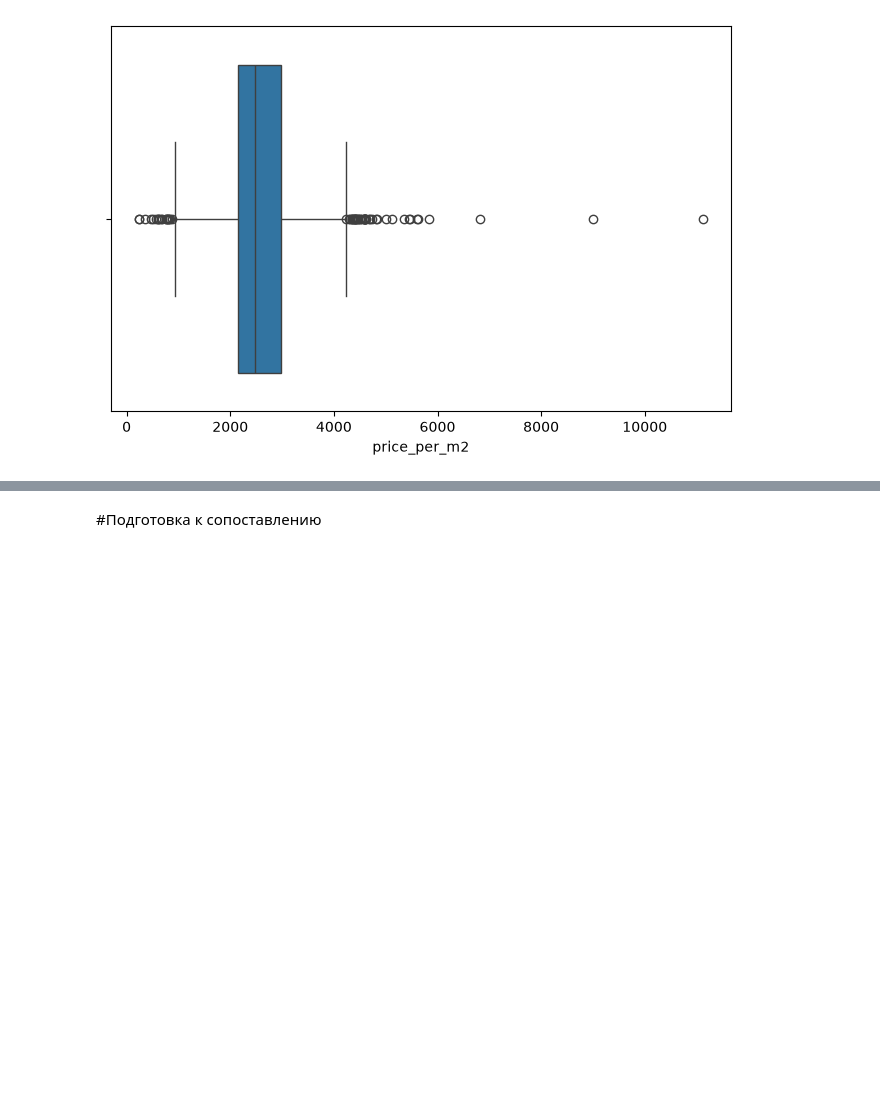
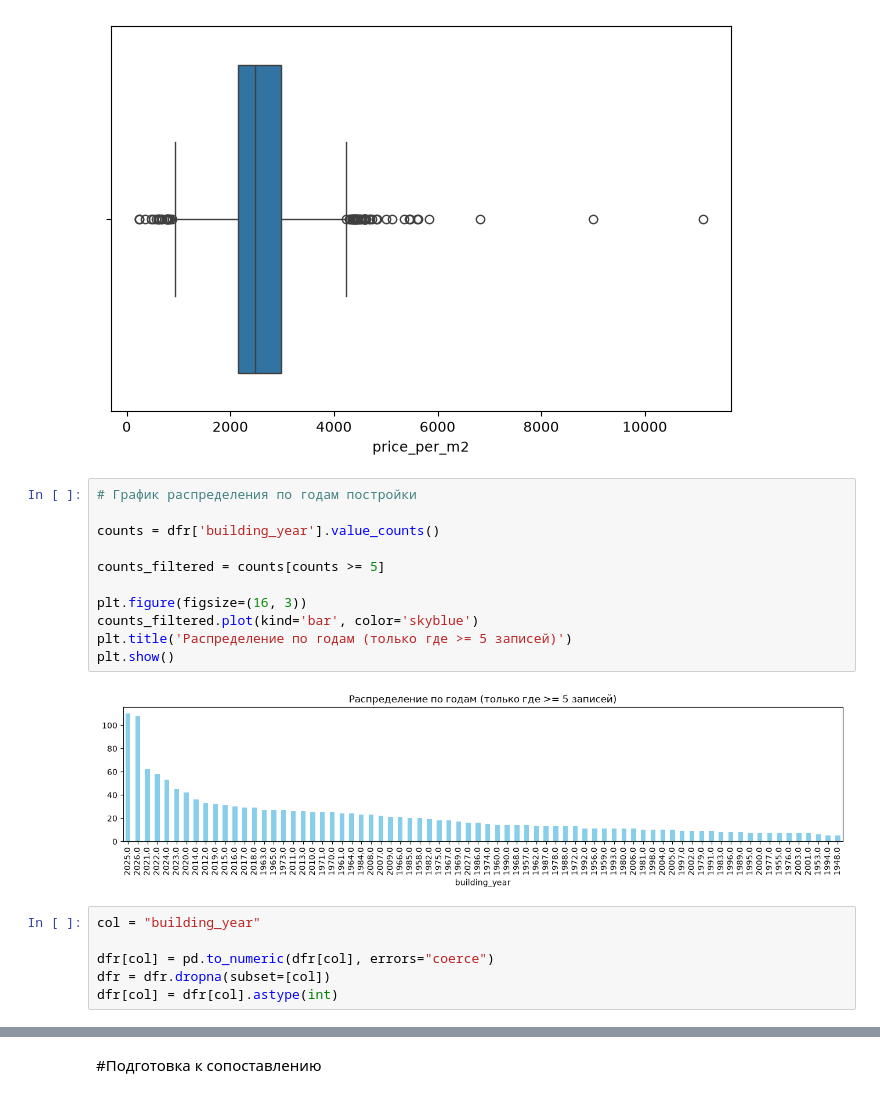
Before and after one commit to balon14/realty, a Jupyter notebook: realty_ipynb.ipynb, the cells around one changed output, grey strips where cells are left out. Cells and saved outputs as stored; diff of their text form; blank space fills up the shorter version.

```diff
--- a/realty_ipynb.ipynb
+++ b/realty_ipynb.ipynb
@@ -334,3 +334,22 @@ sns.boxplot(data=dfr, x="price_per_m2")
 plt.show()
 # %% [output]
 [figure]
+# %%
+# График распределения по годам постройки
+
+counts = dfr['building_year'].value_counts()
+
+counts_filtered = counts[counts >= 5]
+
+plt.figure(figsize=(16, 3))
+counts_filtered.plot(kind='bar', color='skyblue')
+plt.title('Распределение по годам (только где >= 5 записей)')
+plt.show()
+# %% [output]
+[figure, added]
+# %%
+col = "building_year"
+
+dfr[col] = pd.to_numeric(dfr[col], errors="coerce")
+dfr = dfr.dropna(subset=[col])
+dfr[col] = dfr[col].astype(int)
```
Also changed, not shown: parts of 9 cells of this notebook, 1 other file.
